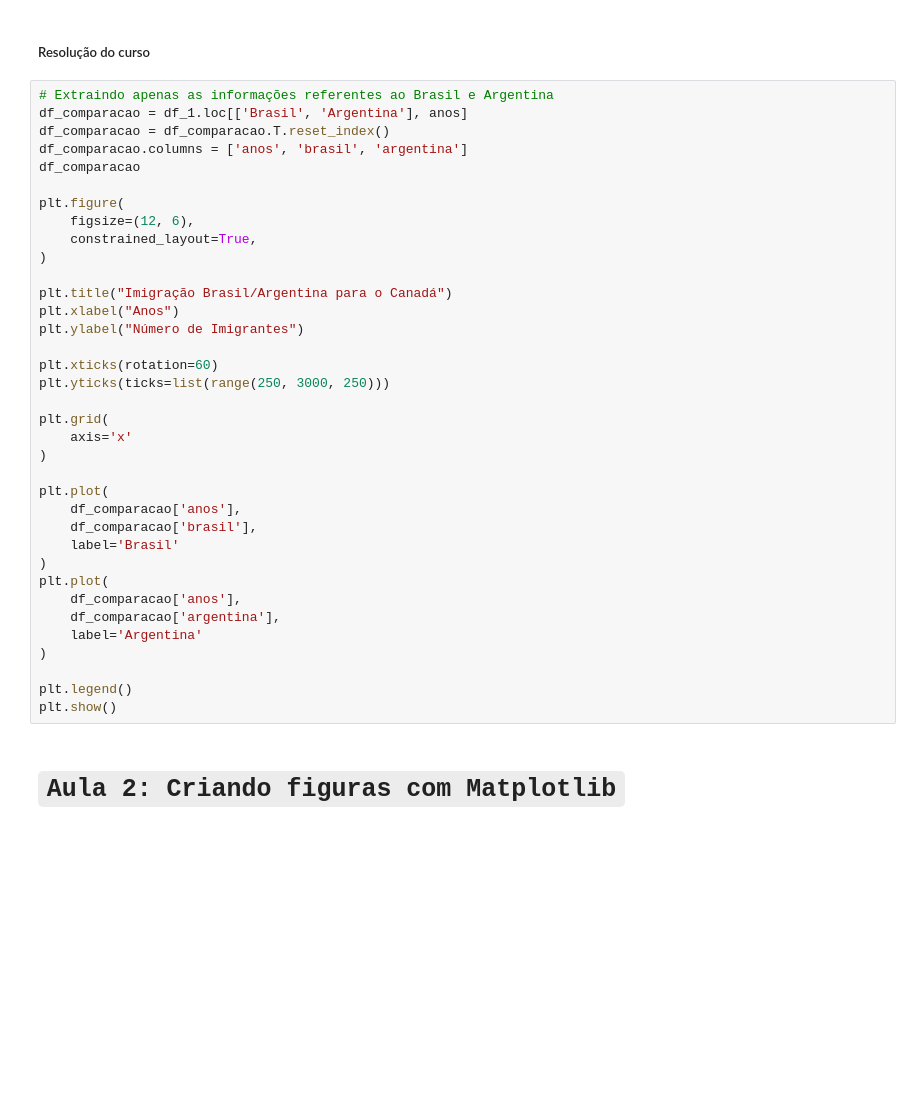
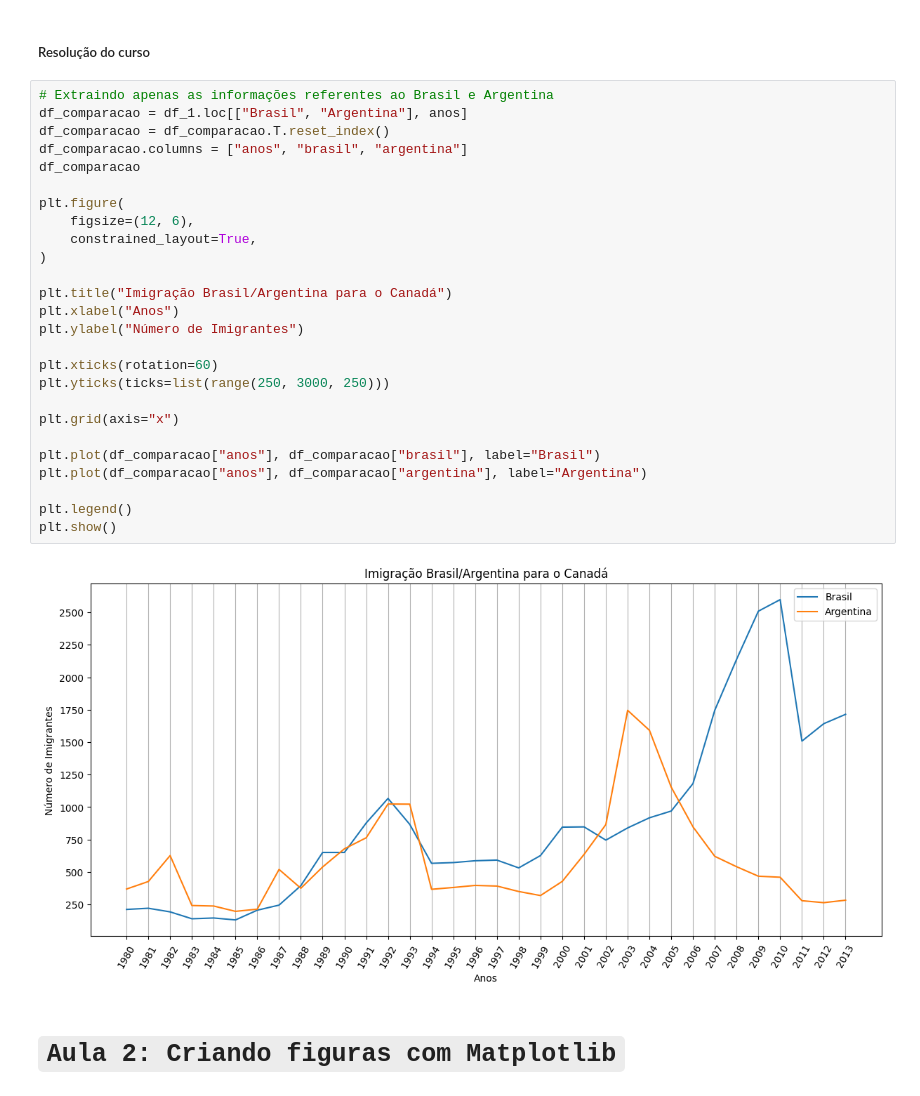
Before and after one commit to KaelDucatti/estudos-ds, a Jupyter notebook: data_visualization/01_criando_graficos_com_bibliotecas_py/classes.ipynb, the cells around one changed output. Cells and saved outputs as stored; diff of their text form; blank space fills up the shorter version.

```diff
--- a/data_visualization/01_criando_graficos_com_bibliotecas_py/classes.ipynb
+++ b/data_visualization/01_criando_graficos_com_bibliotecas_py/classes.ipynb
@@ -138,40 +165,32 @@ plt.show()
 ##### Resolução do curso
 # %%
 # Extraindo apenas as informações referentes ao Brasil e Argentina
-df_comparacao = df_1.loc[['Brasil', 'Argentina'], anos]
+df_comparacao = df_1.loc[["Brasil", "Argentina"], anos]
 df_comparacao = df_comparacao.T.reset_index()
-df_comparacao.columns = ['anos', 'brasil', 'argentina']
+df_comparacao.columns = ["anos", "brasil", "argentina"]
 df_comparacao
 
 plt.figure(
     figsize=(12, 6),
     constrained_layout=True,
 )
 
 plt.title("Imigração Brasil/Argentina para o Canadá")
 plt.xlabel("Anos")
 plt.ylabel("Número de Imigrantes")
 
 plt.xticks(rotation=60)
 plt.yticks(ticks=list(range(250, 3000, 250)))
 
-plt.grid(
-    axis='x'
-)
+plt.grid(axis="x")
 
-plt.plot(
-    df_comparacao['anos'],
-    df_comparacao['brasil'],
-    label='Brasil'
-)
-plt.plot(
-    df_comparacao['anos'],
-    df_comparacao['argentina'],
-    label='Argentina'
-)
+plt.plot(df_comparacao["anos"], df_comparacao["brasil"], label="Brasil")
+plt.plot(df_comparacao["anos"], df_comparacao["argentina"], label="Argentina")
 
 plt.legend()
 plt.show()
+# %% [output]
+[figure, added]
 # %% [markdown]
 # `Aula 2: Criando figuras com Matplotlib`
 # %% [markdown]
```
Also changed, not shown: parts of 13 cells of this notebook.
